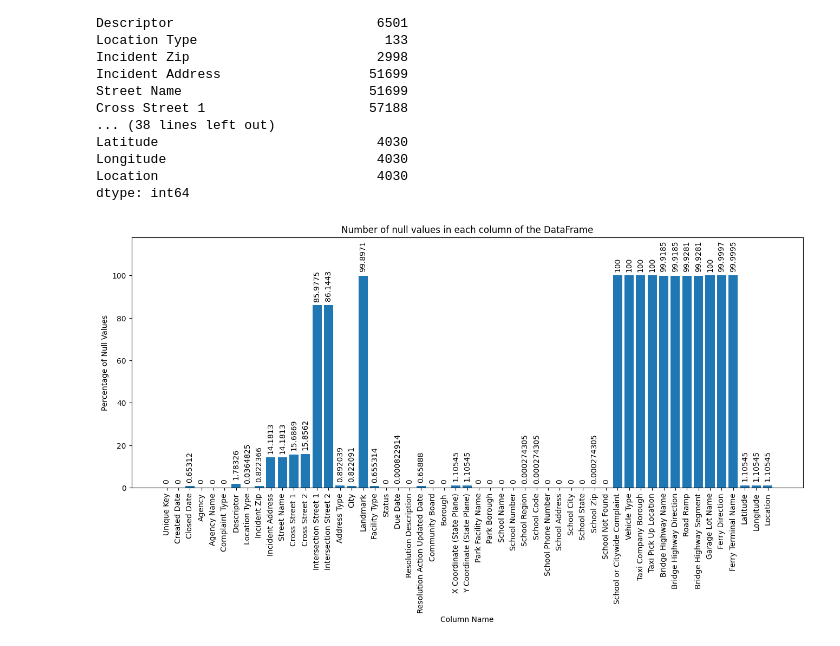
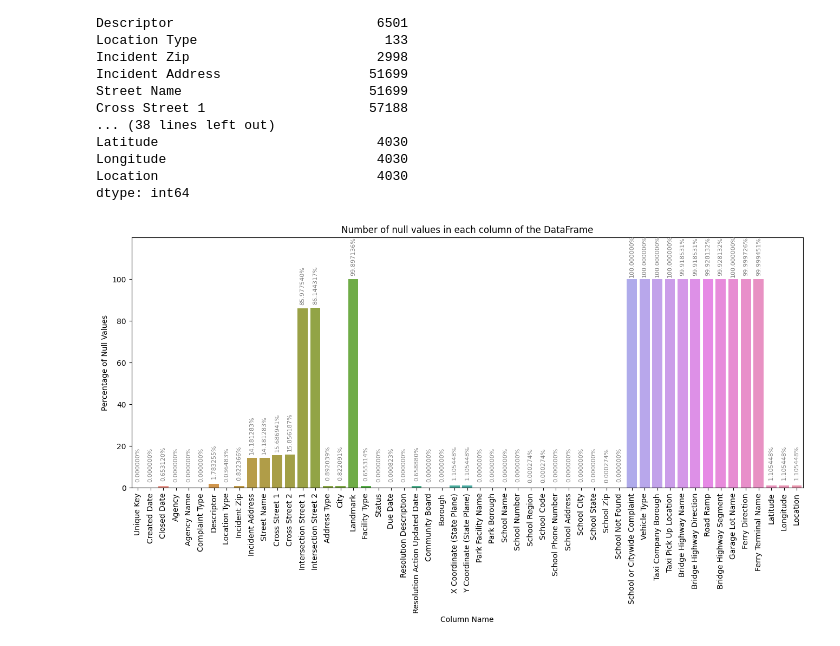
Before and after one commit to kanaishk/Data-Science-With-Python, a Jupyter notebook: Project/Customer_Service_Requests_Analysis/Analysis.ipynb, the cells around one changed output. Saved outputs shown, nothing was run; the diff lists cells and outputs as text; code cells hidden in the pictures.

```diff
--- a/Project/Customer_Service_Requests_Analysis/Analysis.ipynb
+++ b/Project/Customer_Service_Requests_Analysis/Analysis.ipynb
@@ -134,25 +134,26 @@ graph_dir = os.path.join(cwd,'Graph')
 # %%
 null_dict = {}
 row_count = len(dataset)
-for column in dataset.columns :
-    null_dict[column] = (dataset[column].isna().sum()/row_count)*100
+for column in dataset.columns:
+    null_dict[column] = (dataset[column].isna().sum() / row_count) * 100
 
-plt.figure(figsize = (16,6))
-bar = plt.bar(list(null_dict.keys()),list(null_dict.values()))
-plt.xticks(rotation = 90)
-plt.bar_label(bar,rotation = 90, padding = 5)
+plt.figure(figsize=(16, 6))
+ax = sns.barplot(x=list(null_dict.keys()), y=list(null_dict.values()))
+plt.xticks(rotation=90)
 ax = plt.gca()
-ax.margins(None, 0.18)
+ax.margins(None, 0.199)
 plt.xlabel('Column Name')
 plt.ylabel('Percentage of Null Values')
 title = 'Number of null values in each column of the DataFrame'
 plt.title(title)
-#plt.autoscale()
-plt.savefig(os.path.join(graph_dir,title+'.png'),bbox_inches='tight')
+for p in ax.patches:
+    ax.annotate(f'{p.get_height():.6f}%', (p.get_x() + p.get_width() / 2., p.get_height()+9),
+                ha='center', va='center', fontsize=8, color='gray', xytext=(0, 5),
+                textcoords='offset points', rotation=90)
+plt.savefig(os.path.join(graph_dir, title + '.png'), bbox_inches='tight')
 plt.show()
-plt.close()
 # %% [output]
-[figure, old version]
+[figure, new version]
 # %%
 #2.2 Missing value treatment
 # %%
```
Also changed, not shown: parts of 18 cells of this notebook, 4 other files.
